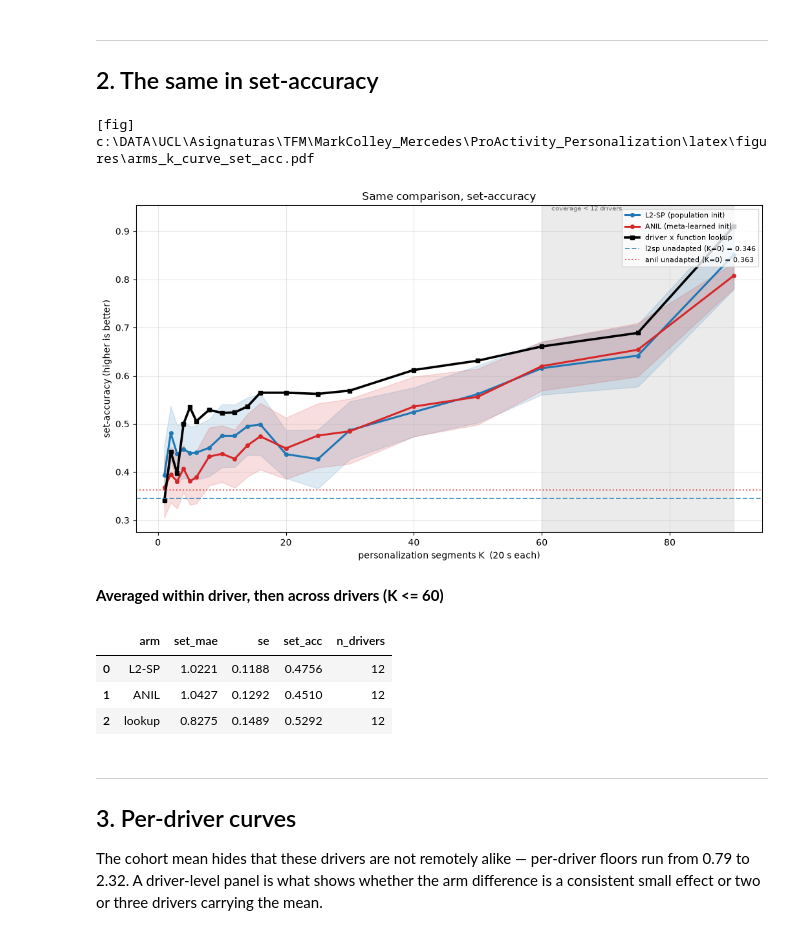
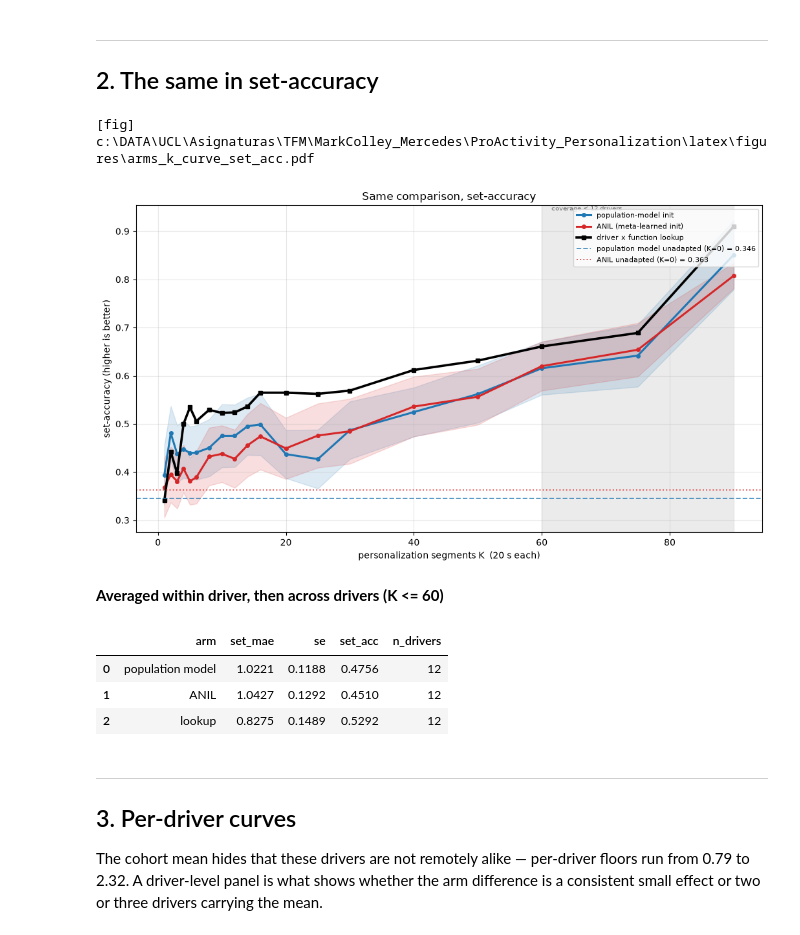
Before and after one commit to DaniPulidoE/ProActivity_Personalization, a Jupyter notebook: src/ProVoice/training_analysis/arm_comparison_analysis.ipynb, the cells around one changed output. Saved outputs shown, nothing was run; the diff lists cells and outputs as text; code cells hidden in the pictures.

```diff
--- a/src/ProVoice/training_analysis/arm_comparison_analysis.ipynb
+++ b/src/ProVoice/training_analysis/arm_comparison_analysis.ipynb
@@ -34,7 +34,11 @@ VAL_FRAC = 0.3        # MUST match the --val-frac the comparison ran with
 K_CAP = 60            # above this, driver coverage collapses -- see below
 GRAD_OK = 1e-3        # sweep_l2sp_tau.GRAD_NORM_WARN
 
-ARMS = {"l2sp": "L2-SP (population init)", "anil": "ANIL (meta-learned init)"}
+ARMS = {"l2sp": "population-model init", "anil": "ANIL (meta-learned init)"}
+# Short display names for figures/tables (floor lines, per-driver legends): the
+# "l2sp" arm is the population model with head fine-tuning, shown simply as
+# "population model".
+ARM_SHORT = {"l2sp": "population model", "anil": "ANIL"}
 COL = {"l2sp": "tab:blue", "anil": "tab:red", "lookup": "k", "floor": "0.45"}
 
 A = {}
@@ -155,7 +159,7 @@ def draw(ax, col, ylabel, title, invert_better=False):
         base = "base_set_mae" if col == "set_mae" else "base_set_acc"
         v = A[arm].groupby("pid")[base].first().mean()
         ax.axhline(v, ls=ls, c=COL[arm], lw=1.4, alpha=.75,
-                   label=f"{arm} unadapted (K=0) = {v:.3f}")
+                   label=f"{ARM_SHORT[arm]} unadapted (K=0) = {v:.3f}")
     ax.axvspan(K_CAP, max(KS), color="0.85", alpha=.5, zorder=0)
     ax.text(K_CAP * 1.02, ax.get_ylim()[1], " coverage < 12 drivers", va="top",
             fontsize=7, color="0.4")
@@ -181,25 +185,25 @@ lookup: 12 drivers x 19 K
 # %%
 fig, ax = plt.subplots(figsize=(10.5, 6))
 draw(ax, "set_acc", "set-accuracy (higher is better)",
      "Same comparison, set-accuracy", invert_better=True)
 plt.tight_layout(); save(fig, f"{FIGPREFIX}_k_curve_set_acc"); plt.show()
 
 tbl = []
-for name, df in [("L2-SP", A["l2sp"]), ("ANIL", A["anil"]), ("lookup", LK)]:
+for name, df in [("population model", A["l2sp"]), ("ANIL", A["anil"]), ("lookup", LK)]:
     sub = df[df.k <= K_CAP]
     pdm = sub.groupby("pid").set_mae.mean()
     pda = sub.groupby("pid").set_acc.mean()
     tbl.append({"arm": name, "set_mae": pdm.mean(),
                 "se": pdm.std(ddof=1) / np.sqrt(len(pdm)),
                 "set_acc": pda.mean(), "n_drivers": len(pdm)})
 display(Markdown(f"**Averaged within driver, then across drivers (K <= {K_CAP})**"))
 display(pd.DataFrame(tbl).round(4))
 # %% [output]
 [fig] c:\DATA\UCL\Asignaturas\TFM\MarkColley_Mercedes\ProActivity_Personalization\latex\figures\arms_k_curve_set_acc.pdf
-[figure, old version]
+[figure, new version]
 **Averaged within driver, then across drivers (K <= 60)**
 |  | arm | set_mae | se | set_acc | n_drivers |
-| 0 | L2-SP | 1.0221 | 0.1188 | 0.4756 | 12 |
+| 0 | population model | 1.0221 | 0.1188 | 0.4756 | 12 |
 | 1 | ANIL | 1.0427 | 0.1292 | 0.4510 | 12 |
 | 2 | lookup | 0.8275 | 0.1489 | 0.5292 | 12 |
 # %% [markdown]
```
Also changed, not shown: parts of 4 cells of this notebook, 4 other files.
